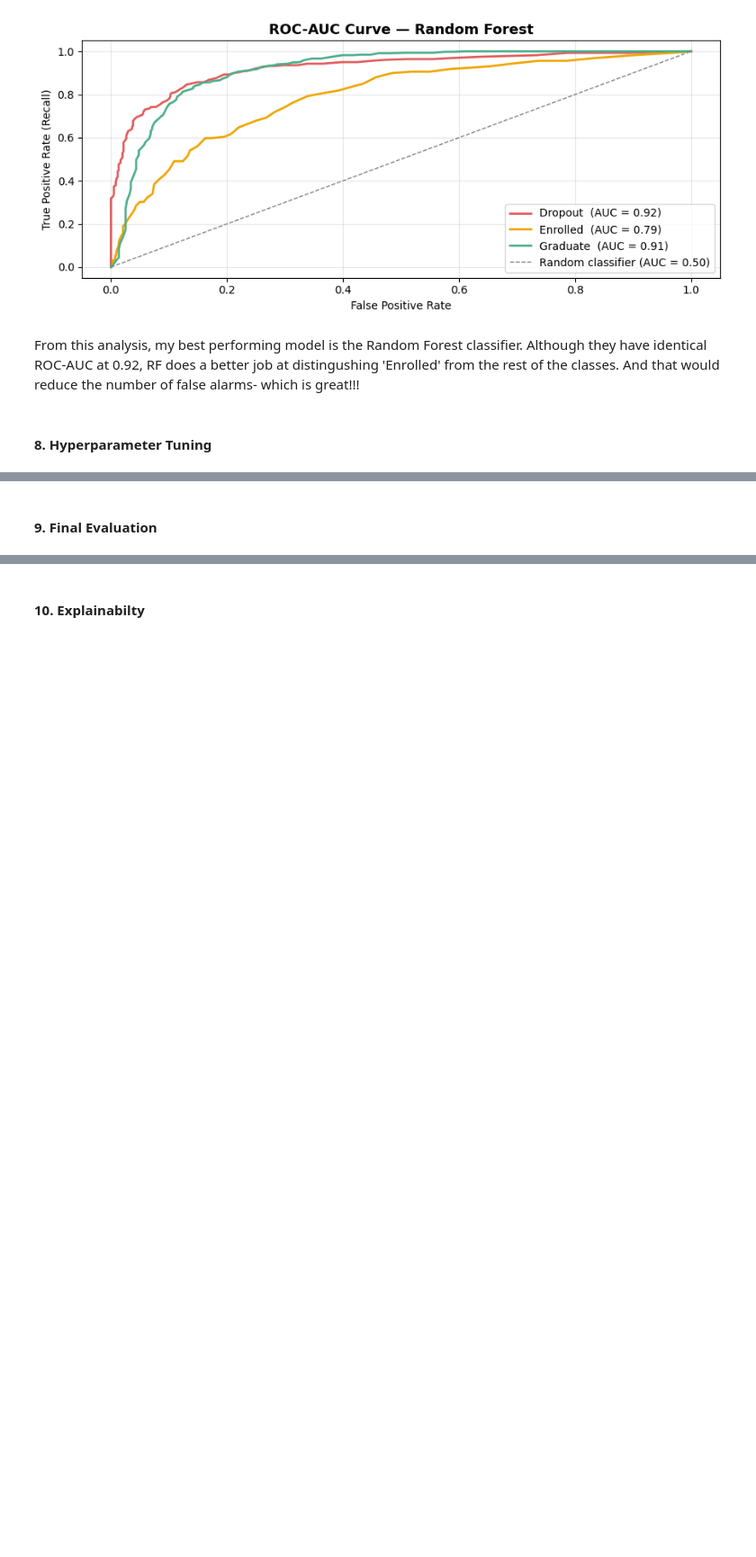
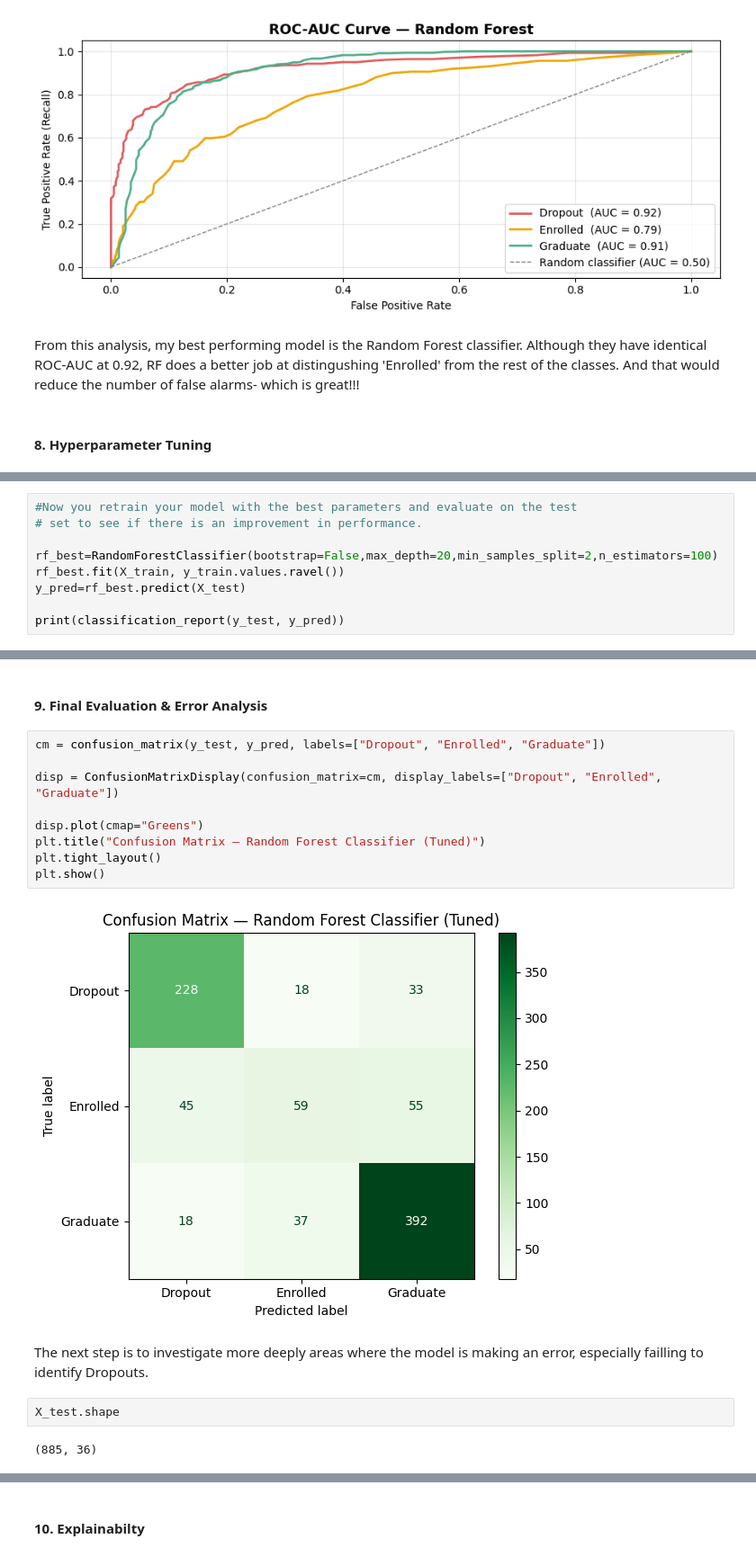
Before and after one commit to WamzMwangi/Predicting_Student_Dropout_with_Explainable_Machine_Learning, a Jupyter notebook: main.ipynb, the cells around one changed output, grey strips where cells are left out. Shown at 90% size. Cells and saved outputs as stored; diff of their text form; blank space fills up the shorter version.

Commit message:
Attempting error analysis

```diff
--- a/main.ipynb
+++ b/main.ipynb
@@ -566,0 +611,9 @@ From this analysis, my best performing model is the Random Forest classifier. Al
+# %%
+#Now you retrain your model with the best parameters and evaluate on the test
+# set to see if there is an improvement in performance.
+
+rf_best=RandomForestClassifier(bootstrap=False,max_depth=20,min_samples_split=2,n_estimators=100)
+rf_best.fit(X_train, y_train.values.ravel())
+y_pred=rf_best.predict(X_test)
+
+print(classification_report(y_test, y_pred))
@@ -567,2 +630,19 @@ From this analysis, my best performing model is the Random Forest classifier. Al
 # %% [markdown]
-#### 9. Final Evaluation
+#### 9. Final Evaluation & Error Analysis
+# %%
+cm = confusion_matrix(y_test, y_pred, labels=["Dropout", "Enrolled", "Graduate"])
+
+disp = ConfusionMatrixDisplay(confusion_matrix=cm, display_labels=["Dropout", "Enrolled", "Graduate"])
+
+disp.plot(cmap="Greens")
+plt.title("Confusion Matrix — Random Forest Classifier (Tuned)")
+plt.tight_layout()
+plt.show()
+# %% [output]
+[figure, added]
+# %% [markdown]
+The next step is to investigate more deeply areas where the model is making an error, especially failling to identify Dropouts.
+# %%
+X_test.shape
+# %% [output]
+(885, 36)
```
Also changed, not shown: parts of 16 cells of this notebook.
